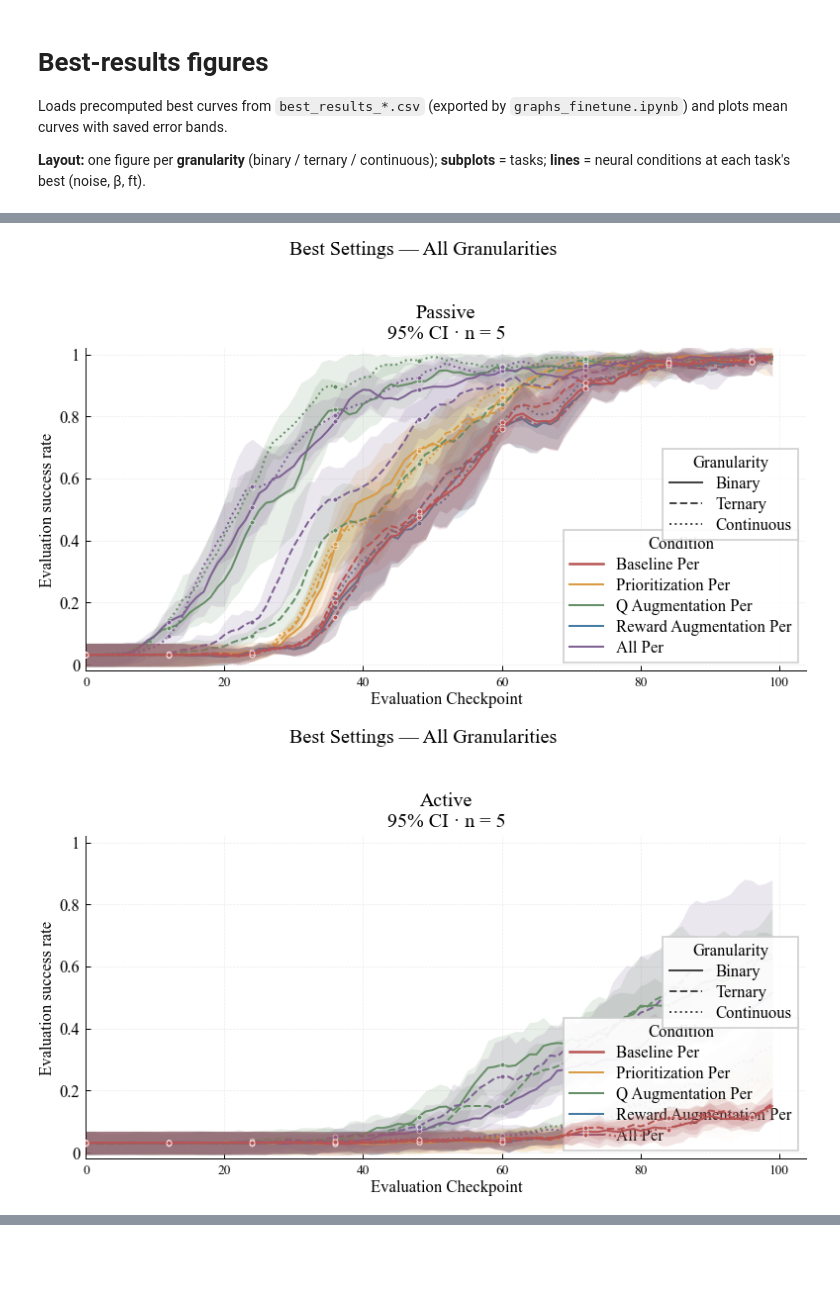
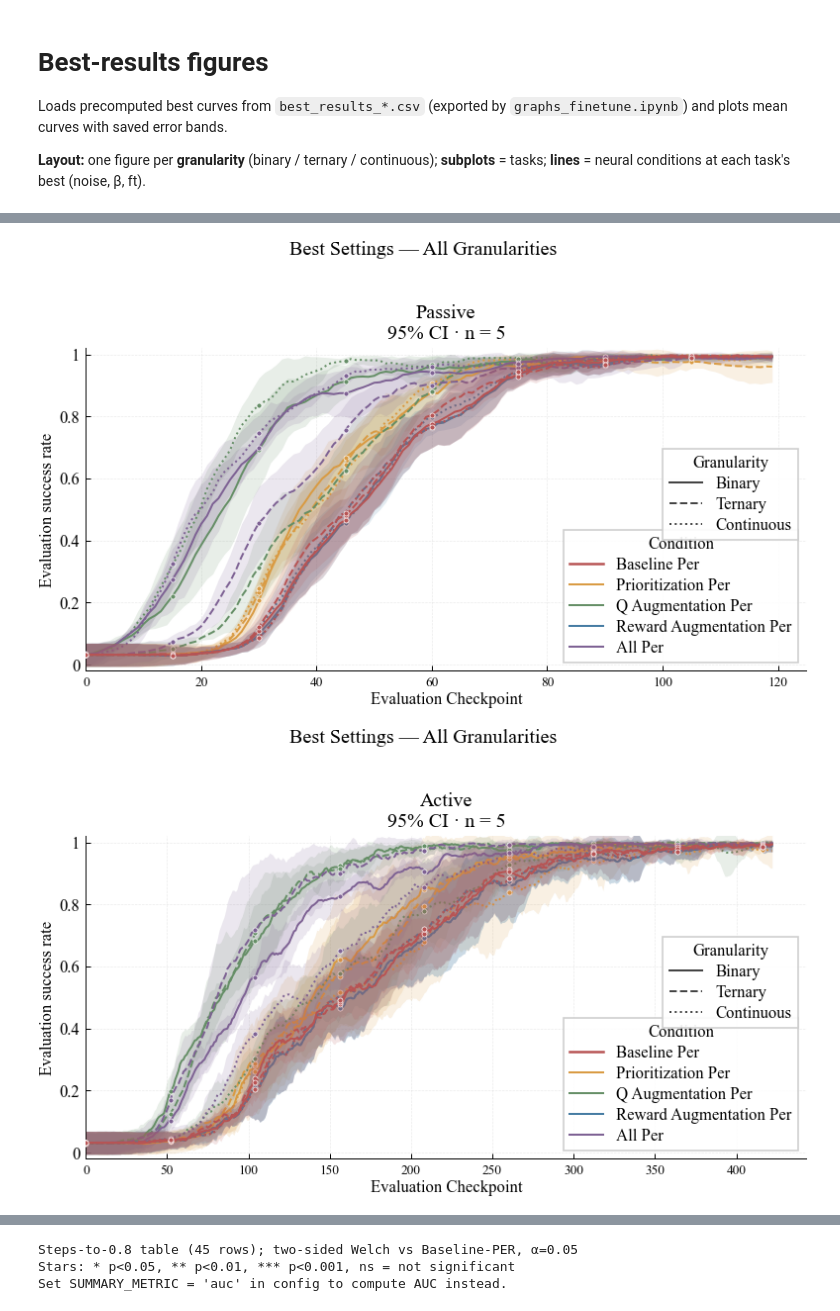
Before and after one commit to your-profile/OfflineNeuroloop, a Jupyter notebook: src/results/graphs_best_results.ipynb, the cells around one changed output, grey strips where cells are left out. Drawn from its saved outputs; the diff is of its cells as text; code cells hidden in the pictures; blank space fills up the shorter version.

```diff
--- a/src/results/graphs_best_results.ipynb
+++ b/src/results/graphs_best_results.ipynb
@@ -46,7 +46,7 @@ mpl.rcParams.update({
     "grid.linewidth": 0.4,
 })
 # %%
-BEST_RESULTS_FILE = Path("best_results_1.csv")
+BEST_RESULTS_FILE = Path("robot_best_results.csv")
 
 METRIC_LABELS = {
     "results_success_rate": "Evaluation success rate",
@@ -82,6 +82,17 @@ KEEP_LATEST_DUPLICATES = True
 
 PLOT_START_IDX = None
 PLOT_END_IDX = None
+# Per-task checkpoint window (Passive / Pooled often shorter than Active)
+PLOT_END_IDX_BY_TASK = {
+    "Passive": 120,
+    "Pooled": 120,
+}
+
+# Summary metric vs Baseline-PER: "steps_to_threshold" (default) or "auc"
+SUMMARY_METRIC = "steps_to_threshold"  # "steps_to_threshold" | "auc"
+SUCCESS_RATE_THRESHOLD = 0.8
+SUMMARY_ALPHA = 0.05
+AUC_ALPHA = SUMMARY_ALPHA  # alias
 
 SAVE_FIGURES = False
 FIGURES_DIR = Path("figures_best_results")
@@ -493,12 +799,39 @@ def plot_all_best_results(
 # %%
 plot_all_best_results(
     best,
     granularities=GRANULARITIES_TO_PLOT,
     tasks=TASKS_TO_PLOT,
     start_idx=PLOT_START_IDX,
-    end_idx=100,
+    end_idx=PLOT_END_IDX,
 )
 plt.show()
+
+summary_table = build_summary_table(
+    best,
+    metric=SUMMARY_METRIC,
+    tasks=TASKS_TO_PLOT,
+    granularities=GRANULARITIES_TO_PLOT,
+    start_idx=PLOT_START_IDX,
+    end_idx=PLOT_END_IDX,
+    threshold=SUCCESS_RATE_THRESHOLD,
+)
+if SUMMARY_METRIC == "steps_to_threshold":
+    print(
+        f"Steps-to-{SUCCESS_RATE_THRESHOLD:g} table ({len(summary_table)} rows); "
+        f"two-sided Welch vs {ABLATION_CONDITION}, α={SUMMARY_ALPHA}"
+    )
+else:
+    print(
+        f"AUC table ({len(summary_table)} rows); "
+        f"two-sided Welch vs {ABLATION_CONDITION}, α={SUMMARY_ALPHA}"
+    )
+print("Stars: * p<0.05, ** p<0.01, *** p<0.001, ns = not significant")
+print("Set SUMMARY_METRIC = 'auc' in config to compute AUC instead.")
+format_summary_table(summary_table)
+
+# Optional: AUC version
+# auc_table = build_auc_table(best, tasks=TASKS_TO_PLOT, granularities=GRANULARITIES_TO_PLOT)
+# format_auc_table(auc_table)
 # %% [output]
-[figure, old version]
+[figure, new version]
-[figure, old version]
+[figure, new version]
@@ -505,0 +839,3 @@ plt.show()
+Steps-to-0.8 table (45 rows); two-sided Welch vs Baseline-PER, α=0.05
+Stars: * p<0.05, ** p<0.01, *** p<0.001, ns = not significant
+Set SUMMARY_METRIC = 'auc' in config to compute AUC instead.
```
Also changed, not shown: parts of 3 cells of this notebook, 7 other files.
